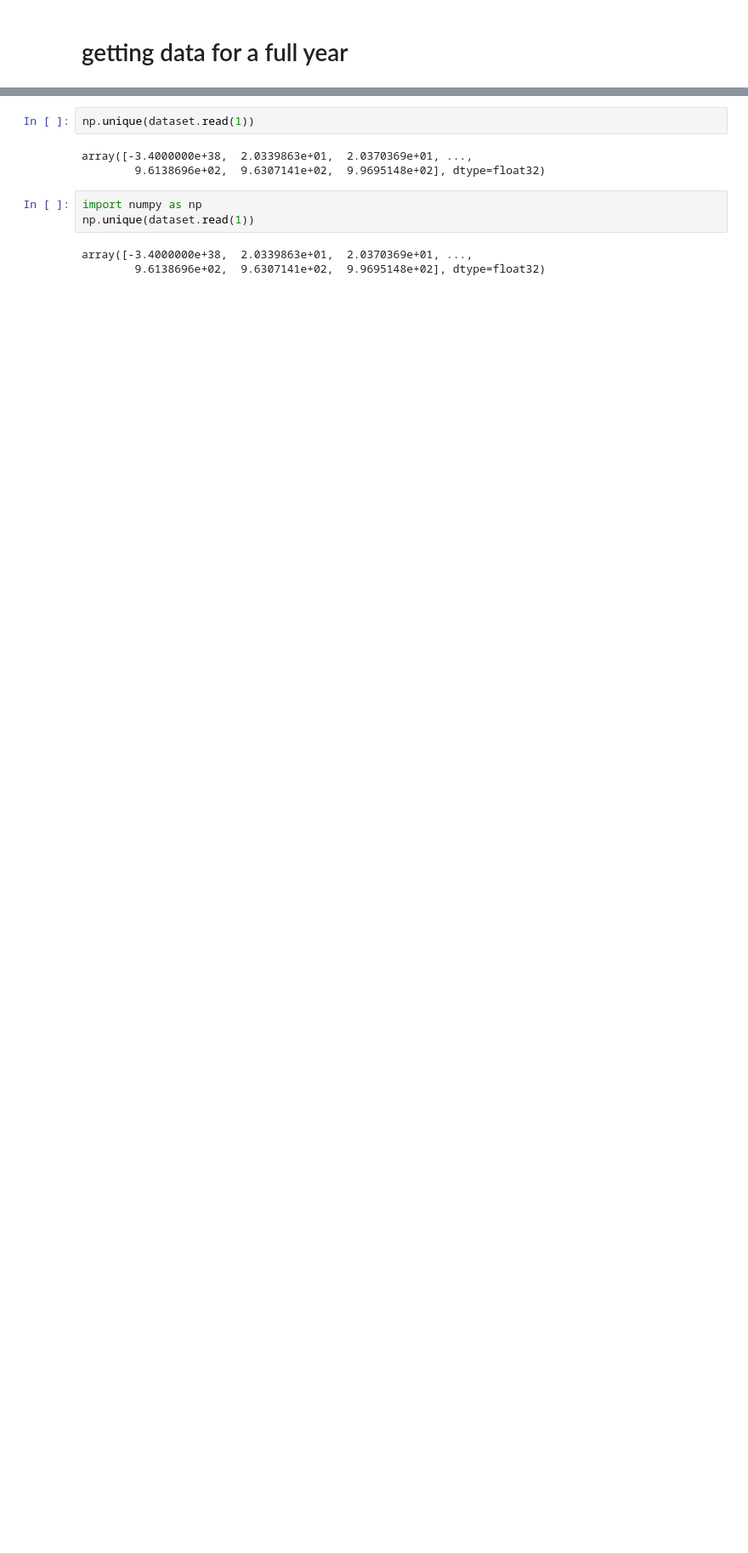
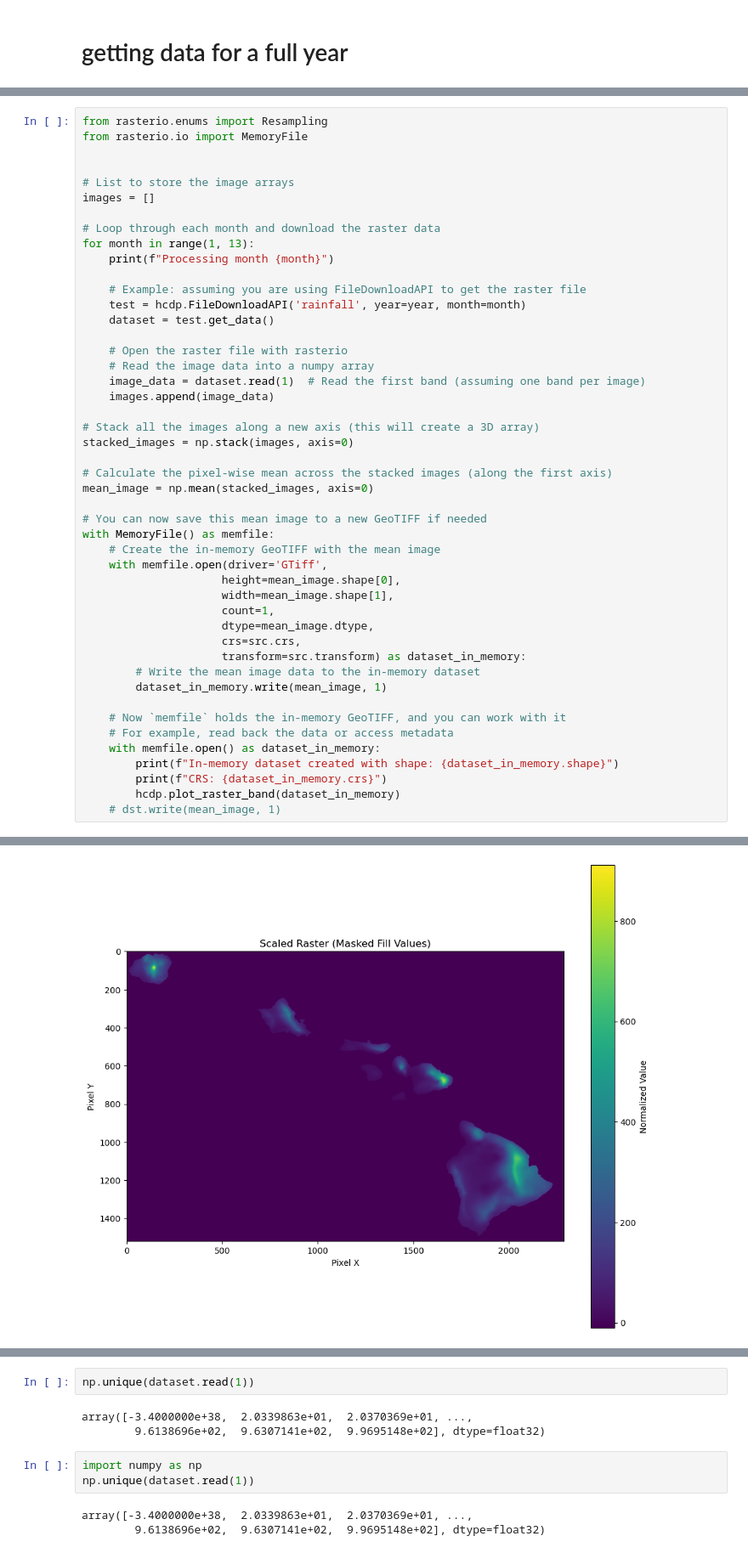
Before and after one commit to jnicolow/nlp_climate_map, a Jupyter notebook: HCDP_API.ipynb, the cells around one changed output, grey strips where cells are left out. Shown at 85% size. Cells and saved outputs as stored; diff of their text form; blank space fills up the shorter version.

```diff
--- a/HCDP_API.ipynb
+++ b/HCDP_API.ipynb
@@ -49,0 +92,48 @@ ValueError: day is out of range for month
+# %%
+from rasterio.enums import Resampling
+from rasterio.io import MemoryFile
+
+
+# List to store the image arrays
+images = []
+
+# Loop through each month and download the raster data
+for month in range(1, 13):
+    print(f"Processing month {month}")
+
+    # Example: assuming you are using FileDownloadAPI to get the raster file
+    test = hcdp.FileDownloadAPI('rainfall', year=year, month=month)
+    dataset = test.get_data()
+
+    # Open the raster file with rasterio
+    # Read the image data into a numpy array
+    image_data = dataset.read(1)  # Read the first band (assuming one band per image)
+    images.append(image_data)
+
+# Stack all the images along a new axis (this will create a 3D array)
+stacked_images = np.stack(images, axis=0)
+
+# Calculate the pixel-wise mean across the stacked images (along the first axis)
+mean_image = np.mean(stacked_images, axis=0)
+
+# You can now save this mean image to a new GeoTIFF if needed
+with MemoryFile() as memfile:
+    # Create the in-memory GeoTIFF with the mean image
+    with memfile.open(driver='GTiff',
+                     height=mean_image.shape[0],
+                     width=mean_image.shape[1],
+                     count=1,
+                     dtype=mean_image.dtype,
+                     crs=src.crs,
+                     transform=src.transform) as dataset_in_memory:
+        # Write the mean image data to the in-memory dataset
+        dataset_in_memory.write(mean_image, 1)
+
+    # Now `memfile` holds the in-memory GeoTIFF, and you can work with it
+    # For example, read back the data or access metadata
+    with memfile.open() as dataset_in_memory:
+        print(f"In-memory dataset created with shape: {dataset_in_memory.shape}")
+        print(f"CRS: {dataset_in_memory.crs}")
+        hcdp.plot_raster_band(dataset_in_memory)
+    # dst.write(mean_image, 1)
+# %% [output]
@@ -49,0 +154 @@ ValueError: day is out of range for month
+[figure, added]
```
Also changed, not shown: parts of 7 cells of this notebook, 1 other file.
